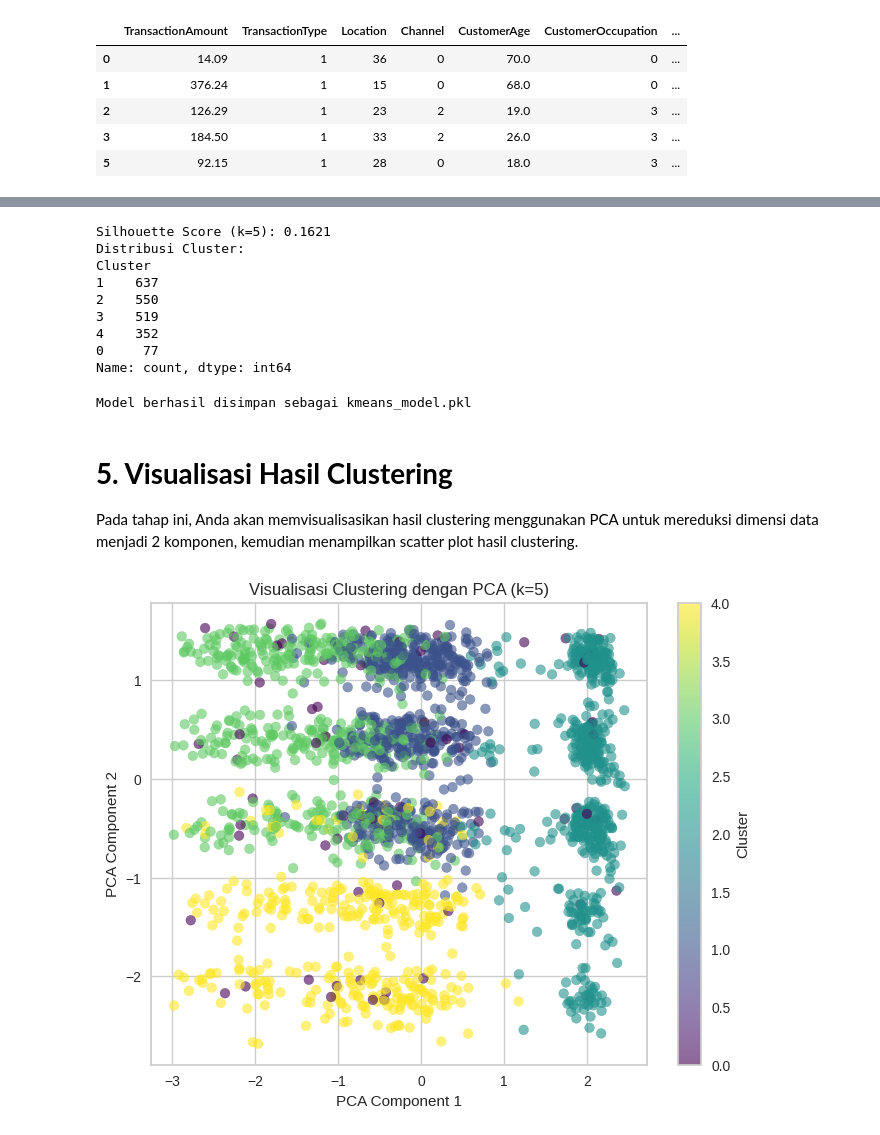
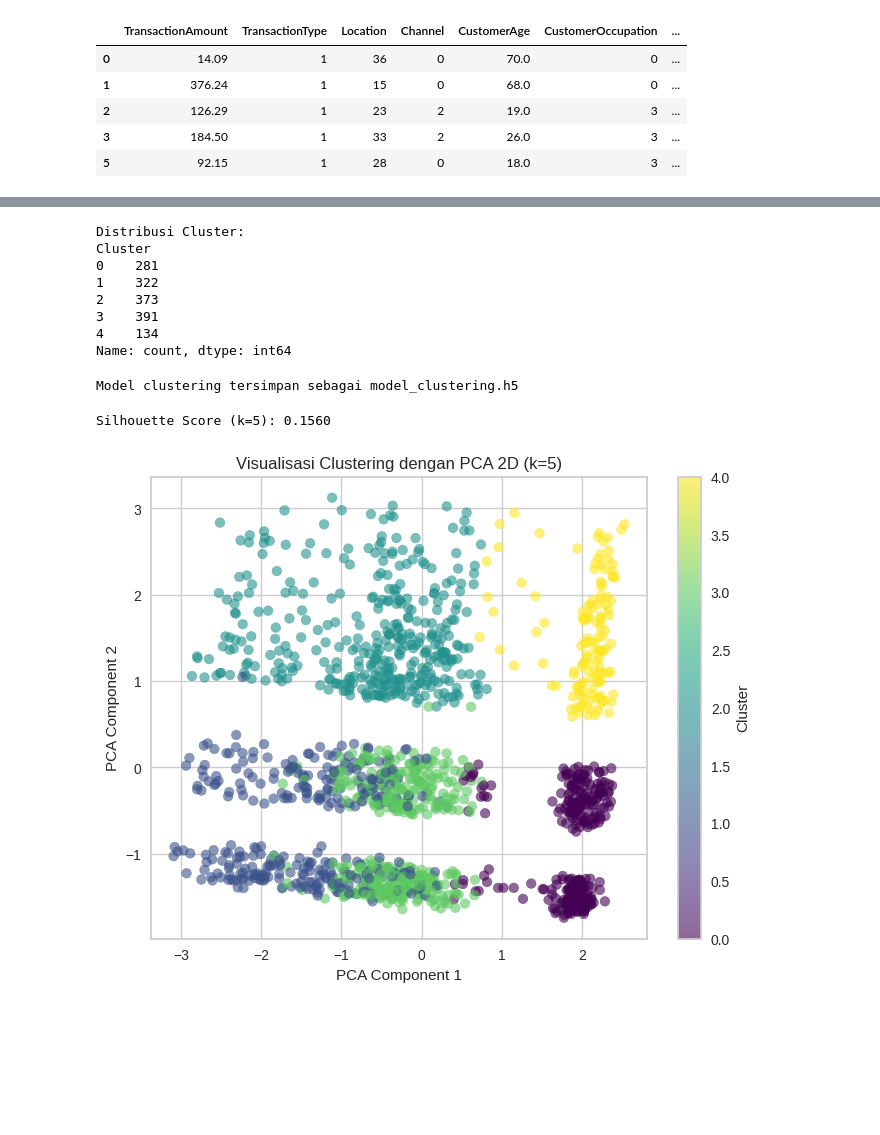
Before and after one commit to nhasibuan/dicoding-submission, a Jupyter notebook: [Clustering]_Submission_Akhir_BMLP_Norman_S_Hasibuan.ipynb, the cells around one changed output, grey strips where cells are left out. Cells and saved outputs as stored; diff of their text form; code cells hidden in the pictures; blank space fills up the shorter version.

```diff
--- a/[Clustering]_Submission_Akhir_BMLP_Norman_S_Hasibuan.ipynb
+++ b/[Clustering]_Submission_Akhir_BMLP_Norman_S_Hasibuan.ipynb
@@ -246,9 +246,10 @@ dtype: int64
 # %%
-# Melakukan drop pada seluruh kolom id, address, dan date
+# Melakukan drop pada kolom yang memiliki keterangan Date, id, dan IP Address
 
 ### MULAI CODE ###
 
-cols_to_drop = [col for col in df.columns if any(k in col.lower() for k in ['id', 'address', 'date'])]
+cols_to_drop = [col for col in df.columns
+                if any(k in col.lower() for k in ['id', 'address', 'date'])]
 df = df.drop(columns=cols_to_drop)
 df.head()
 
@@ -291,9 +332,12 @@ Pada tahap ini, Anda akan mengembangkan model clustering dengan langkah:
 # %%
-# Melakukan feature scaling menggunakan StandardScaler()
+# Melakukan feature scaling menggunakan StandardScaler() untuk fitur numerik.
 
 ### MULAI CODE ###
 
 scaler = StandardScaler()
-X_scaled = scaler.fit_transform(df)
+df_scaled = df.copy()
+num_cols = df.select_dtypes(include=['number']).columns.tolist()
+df_scaled[num_cols] = scaler.fit_transform(df[num_cols])
+df_scaled.head()
 
 ### SELESAI CODE ###
@@ -300,11 +412,13 @@ X_scaled = scaler.fit_transform(df)
 # %%
-# Menentukan jumlah cluster optimal dengan Elbow Method menggunakan KElbowVisualizer
+# Melakukan visualisasi Elbow Method menggunakan KElbowVisualizer()
 
 ### MULAI CODE ###
 
-model = KMeans(random_state=42)
-visualizer = KElbowVisualizer(model, k=(2, 11))
-visualizer.fit(X_scaled)
+X_cluster = df_scaled.values
+
+model_elbow = KMeans(random_state=42)
+visualizer = KElbowVisualizer(model_elbow, k=(2, 11))
+visualizer.fit(X_cluster)
 visualizer.show()
 
 optimal_k = visualizer.elbow_value_
@@ -344,60 +431,65 @@ Silhouette Score terbaik pada k=2: 0.4023
 # %%
-# Melatih model KMeans dengan jumlah cluster optimal
+# Menggunakan algoritma K-Means Clustering
 
 ### MULAI CODE ###
 
 kmeans = KMeans(n_clusters=optimal_k, random_state=42)
-kmeans.fit(X_scaled)
+kmeans.fit(X_cluster)
+df_scaled['Cluster'] = kmeans.labels_
 df['Cluster'] = kmeans.labels_
 
-score = silhouette_score(X_scaled, kmeans.labels_)
-print(f'Silhouette Score (k={optimal_k}): {score:.4f}')
 print(f'Distribusi Cluster:')
-print(df['Cluster'].value_counts())
+print(df['Cluster'].value_counts().sort_index())
 
 ### SELESAI CODE ###
 # %% [output]
-Silhouette Score (k=5): 0.1621
 Distribusi Cluster:
 Cluster
-1    637
-2    550
-3    519
-4    352
-0     77
+0    281
+1    322
+2    373
+3    391
+4    134
 Name: count, dtype: int64
 # %%
 # Menyimpan model menggunakan joblib
 
 ### MULAI CODE ###
 
-joblib.dump(kmeans, 'kmeans_model.pkl')
-print('Model berhasil disimpan sebagai kmeans_model.pkl')
+joblib.dump(kmeans, 'model_clustering.h5')
+print('Model clustering tersimpan sebagai model_clustering.h5')
 
 ### SELESAI CODE ###
 # %% [output]
-Model berhasil disimpan sebagai kmeans_model.pkl
+Model clustering tersimpan sebagai model_clustering.h5
-# %% [markdown]
-# **5. Visualisasi Hasil Clustering**
-
-Pada tahap ini, Anda akan memvisualisasikan hasil clustering menggunakan PCA untuk mereduksi dimensi data menjadi 2 komponen, kemudian menampilkan scatter plot hasil clustering.
+# %%
+# Menghitung dan menampilkan nilai Silhouette Score.
+
+### MULAI CODE ###
+
+sil_score = silhouette_score(X_cluster, kmeans.labels_)
+print(f'Silhouette Score (k={optimal_k}): {sil_score:.4f}')
+
+### SELESAI CODE ###
+# %% [output]
+Silhouette Score (k=5): 0.1560
 # %%
-# Visualisasi hasil clustering menggunakan PCA
+# Membuat visualisasi hasil clustering
 
 ### MULAI CODE ###
 
-pca = PCA(n_components=2)
-X_pca = pca.fit_transform(X_scaled)
+pca_vis = PCA(n_components=2)
+X_pca_vis = pca_vis.fit_transform(X_cluster)
 
 plt.figure(figsize=(8, 6))
-scatter = plt.scatter(X_pca[:, 0], X_pca[:, 1],
-                      c=df['Cluster'], cmap='viridis', alpha=0.6)
+scatter = plt.scatter(X_pca_vis[:, 0], X_pca_vis[:, 1],
+                      c=kmeans.labels_, cmap='viridis', alpha=0.6)
 plt.colorbar(scatter, label='Cluster')
-plt.title(f'Visualisasi Clustering dengan PCA (k={optimal_k})')
+plt.title(f'Visualisasi Clustering dengan PCA 2D (k={optimal_k})')
 plt.xlabel('PCA Component 1')
 plt.ylabel('PCA Component 2')
 plt.show()
 
 ### SELESAI CODE ###
 # %% [output]
-[figure, old version]
+[figure, new version]
```
Also changed, not shown: parts of 39 cells of this notebook.
